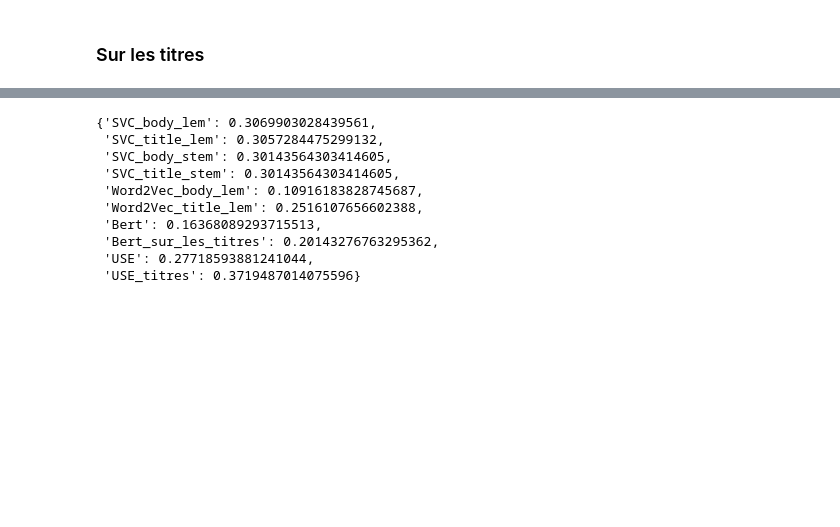
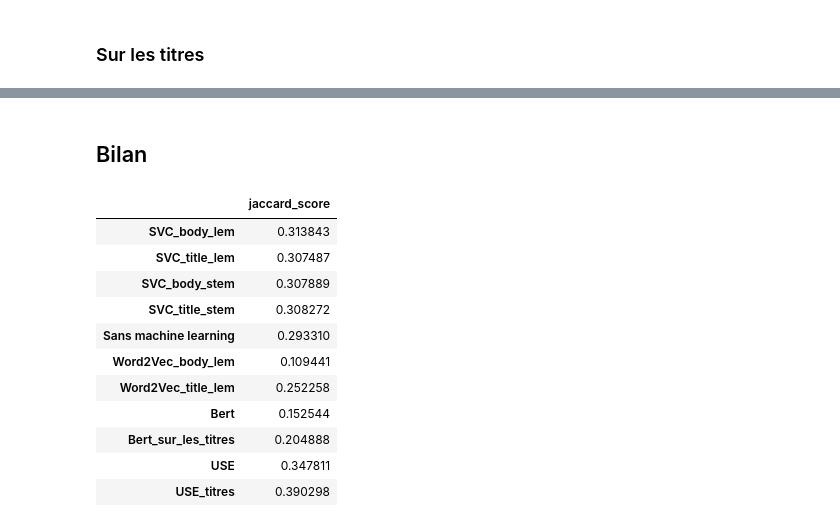
Before and after one commit to MathieuxTony/Projet-5, a Jupyter notebook: Mathieux_Tony_2_notebook_test_072022.ipynb, the cells around one changed output, grey strips where cells are left out. Cells and saved outputs as stored; diff of their text form; code cells hidden in the pictures; blank space fills up the shorter version.

```diff
--- a/Mathieux_Tony_2_notebook_test_072022.ipynb
+++ b/Mathieux_Tony_2_notebook_test_072022.ipynb
@@ -577,6 +586,7 @@ def direct_clf(text, labels):
     tags = [m for m in labels if(m in text)]
     return tags
 # %%
+labels = multilabel.classes_.tolist()
 pred = data['Body'].apply(lambda x: direct_clf(x, labels))
 pred = multilabel.transform(pred)
 # %%
@@ -584,2 +598,4 @@ jaccard_score(y, pred, average='macro')
+# %%
+resultats['Sans machine learning'] = jaccard_score(y, pred, average='macro')
 # %% [markdown]
 # Appoche supervisée:  Word embedding
@@ -1123,15 +1137,19 @@ jaccard_score(Y_test, pred, average='macro')
 # %%
 resultats['USE_titres'] = jaccard_score(Y_test, pred, average='macro')
+# %% [markdown]
+## Bilan
 # %%
-resultats
+pd.DataFrame(resultats, index=['jaccard_score']).T
 # %% [output]
-{'SVC_body_lem': 0.3069903028439561,
- 'SVC_title_lem': 0.3057284475299132,
- 'SVC_body_stem': 0.30143564303414605,
- 'SVC_title_stem': 0.30143564303414605,
- 'Word2Vec_body_lem': 0.10916183828745687,
- 'Word2Vec_title_lem': 0.2516107656602388,
- 'Bert': 0.16368089293715513,
- 'Bert_sur_les_titres': 0.20143276763295362,
- 'USE': 0.27718593881241044,
- 'USE_titres': 0.3719487014075596}
+|  | jaccard_score |
+| SVC_body_lem | 0.313843 |
+| SVC_title_lem | 0.307487 |
+| SVC_body_stem | 0.307889 |
+| SVC_title_stem | 0.308272 |
+| Sans machine learning | 0.293310 |
+| Word2Vec_body_lem | 0.109441 |
+| Word2Vec_title_lem | 0.252258 |
+| Bert | 0.152544 |
+| Bert_sur_les_titres | 0.204888 |
+| USE | 0.347811 |
+| USE_titres | 0.390298 |
```
Also changed, not shown: parts of 68 cells of this notebook, 1 other file.
